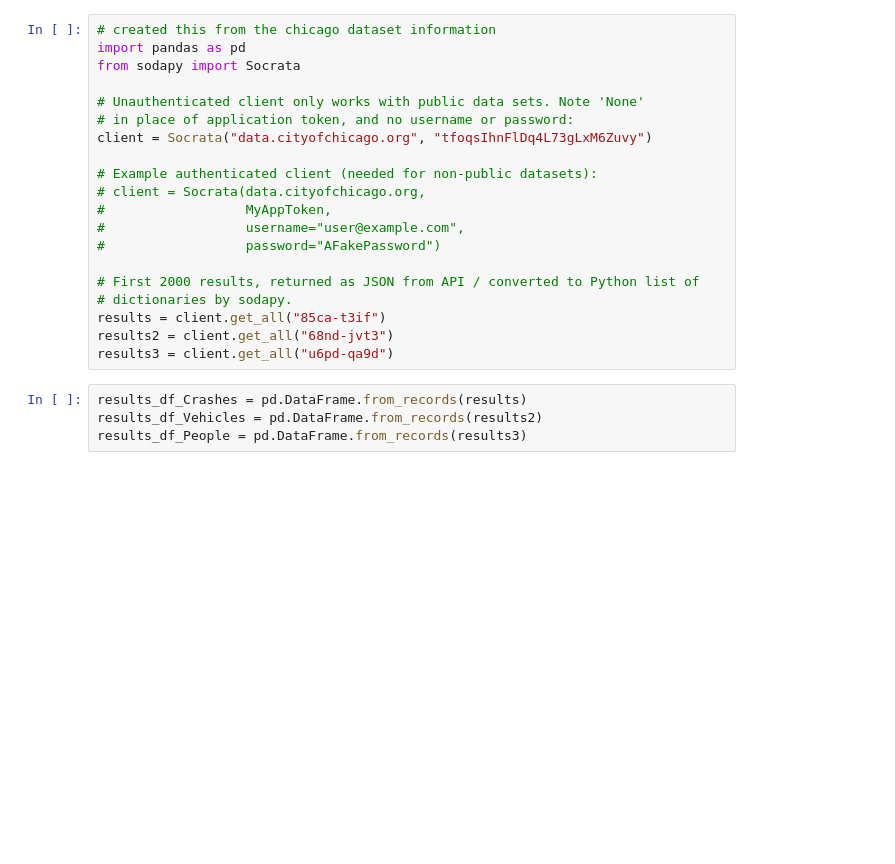
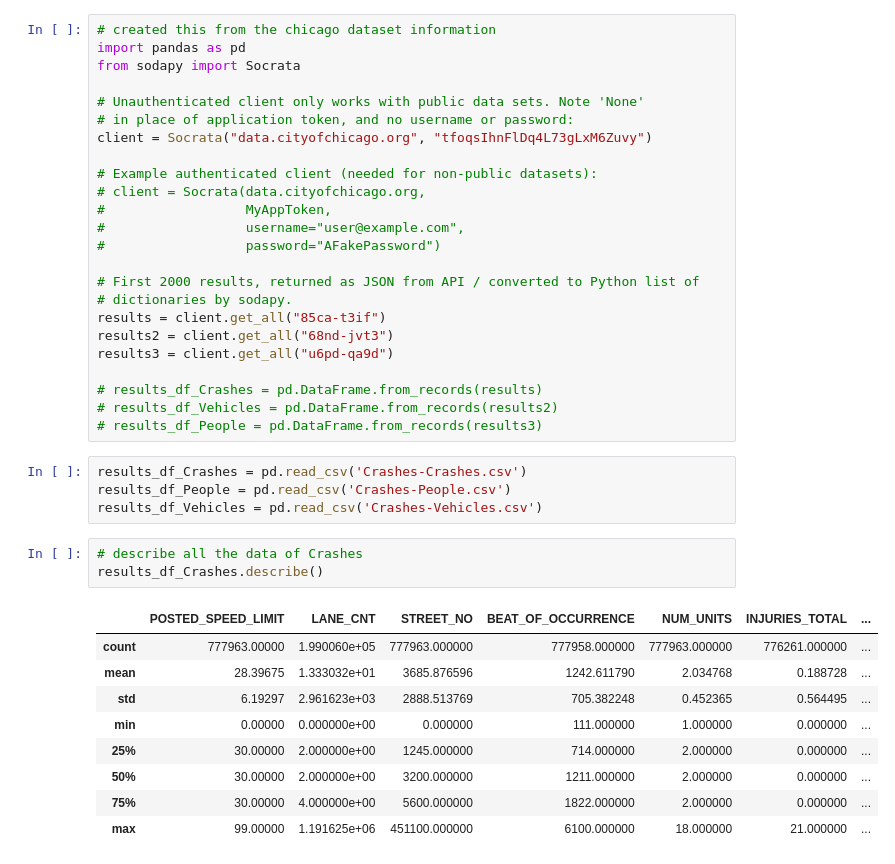
Before and after one commit to uic-cs418-traffic-crash-prediction/cs-418-traffic-crash-prediction, a Jupyter notebook: data_analysis.ipynb, the cells around one changed output. Saved outputs shown, nothing was run; the diff lists cells and outputs as text; blank space fills up the shorter version.

Commit message:
basic EDA on Crashes Dataset

```diff
--- a/data_analysis.ipynb
+++ b/data_analysis.ipynb
@@ -18,8 +18,25 @@ client = Socrata("data.cityofchicago.org", "tfoqsIhnFlDq4L73gLxM6Zuvy")
 results = client.get_all("85ca-t3if")
 results2 = client.get_all("68nd-jvt3")
 results3 = client.get_all("u6pd-qa9d")
+
+# results_df_Crashes = pd.DataFrame.from_records(results)
+# results_df_Vehicles = pd.DataFrame.from_records(results2)
+# results_df_People = pd.DataFrame.from_records(results3)
-# %%
-results_df_Crashes = pd.DataFrame.from_records(results)
-results_df_Vehicles = pd.DataFrame.from_records(results2)
-results_df_People = pd.DataFrame.from_records(results3)
+# %%
+results_df_Crashes = pd.read_csv('Crashes-Crashes.csv')
+results_df_People = pd.read_csv('Crashes-People.csv')
+results_df_Vehicles = pd.read_csv('Crashes-Vehicles.csv')
+# %%
+# describe all the data of Crashes
+results_df_Crashes.describe()
+# %% [output]
+|  | POSTED_SPEED_LIMIT | LANE_CNT | STREET_NO | BEAT_OF_OCCURRENCE | NUM_UNITS | INJURIES_TOTAL | ... |
+| count | 777963.00000 | 1.990060e+05 | 777963.000000 | 777958.000000 | 777963.000000 | 776261.000000 | ... |
+| mean | 28.39675 | 1.333032e+01 | 3685.876596 | 1242.611790 | 2.034768 | 0.188728 | ... |
+| std | 6.19297 | 2.961623e+03 | 2888.513769 | 705.382248 | 0.452365 | 0.564495 | ... |
+| min | 0.00000 | 0.000000e+00 | 0.000000 | 111.000000 | 1.000000 | 0.000000 | ... |
+| 25% | 30.00000 | 2.000000e+00 | 1245.000000 | 714.000000 | 2.000000 | 0.000000 | ... |
+| 50% | 30.00000 | 2.000000e+00 | 3200.000000 | 1211.000000 | 2.000000 | 0.000000 | ... |
+| 75% | 30.00000 | 4.000000e+00 | 5600.000000 | 1822.000000 | 2.000000 | 0.000000 | ... |
+| max | 99.00000 | 1.191625e+06 | 451100.000000 | 6100.000000 | 18.000000 | 21.000000 | ... |
 # %%
```
Also changed, not shown: parts of 6 cells of this notebook, 4 other files.
